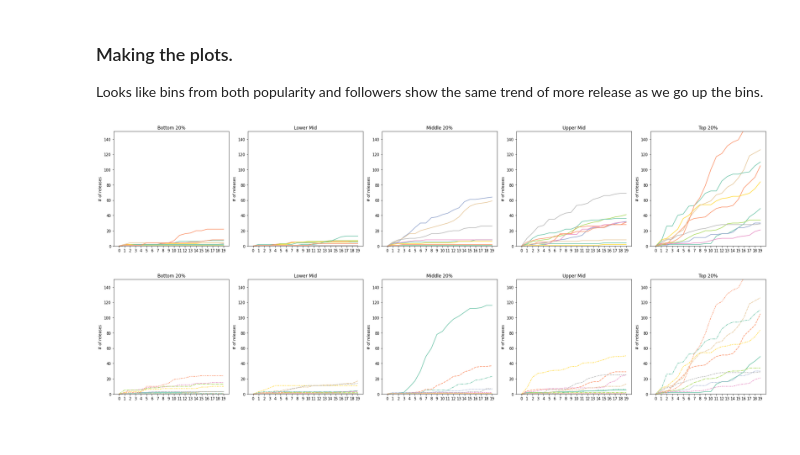
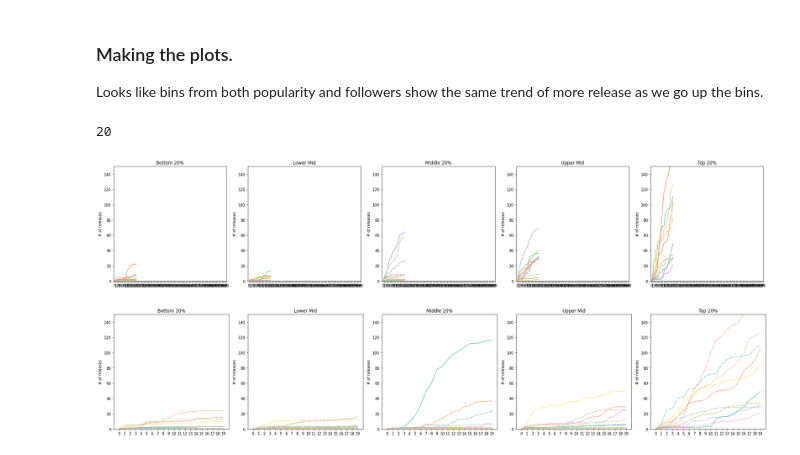
Before and after one commit to inwonakng/musicians-network, a Jupyter notebook: plot_release_trends.ipynb, the cells around one changed output. Drawn from its saved outputs; the diff is of its cells as text; code cells hidden in the pictures.

```diff
--- a/plot_release_trends.ipynb
+++ b/plot_release_trends.ipynb
@@ -30,37 +29,42 @@ us_mus_nodes['pop_bin'] = gr_bins
 ### Making the plots.
 
 Looks like bins from both popularity and followers show the same trend of more release as we go up the bins.
+# %%
+len(us_mus_nodes.histogram.values[0])
+# %% [output]
+20
 # %%
 import seaborn as sns
 import matplotlib.pyplot as plt
 
 fig,axes = plt.subplots(ncols=N_CAREER_GROUP,figsize=(25,5))
+N_CAREER_BINS = len(us_mus_nodes.histogram.values[0])
 # plt.figure(figsize=(15,5))
 
 titles = [
     'Bottom 20%',
     'Lower Mid',
     'Middle 20%',
     'Upper Mid',
     'Top 20%'
 ]
 
 for i in range(N_CAREER_GROUP):
     mm = us_mus_nodes[(us_mus_nodes.num_release>10) & (us_mus_nodes.pop_bin == i)][-10:]
     fig = sns.lineplot(data=mm.histogram.values.tolist(),ax=axes[i],legend=False,dashes=False,palette='Set2')
     fig.set(
         ylim=(0,150),
         # legend=False
         xticks = np.arange(N_CAREER_BINS),
         ylabel='# of releases',
         title=titles[i]
     )
 
 plt.tight_layout()
 
 fig.get_figure().savefig('pics/features/release_trend_pop_bin.png',dpi=300)
 # %% [output]
-[figure, old version]
+[figure, new version]
 # %%
 import seaborn as sns
 import matplotlib.pyplot as plt
```
Also changed, not shown: parts of 1 cell of this notebook, 17 other files.
